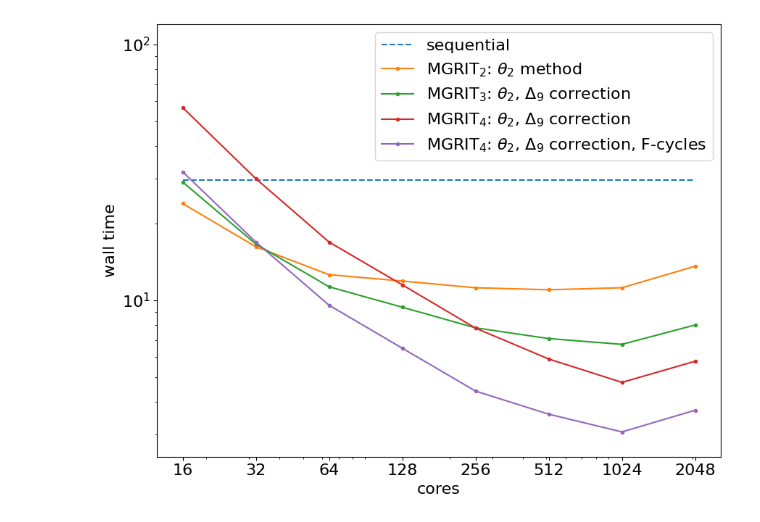
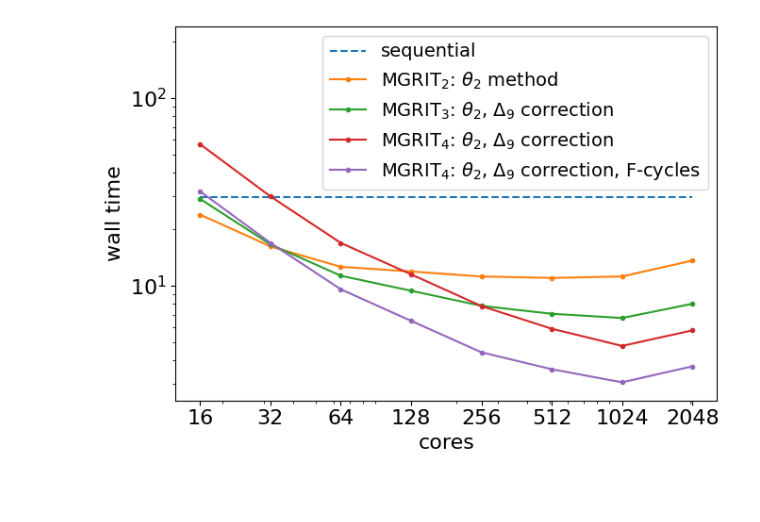
Before and after one commit to XBraid/xbraid, a Jupyter notebook: drivers/experiments/ks/strong_scaling_tf8/plot.ipynb, the cells around one changed output. Saved outputs shown, nothing was run; the diff lists cells and outputs as text; code cells hidden in the pictures; blank space fills up the shorter version.

```diff
--- a/drivers/experiments/ks/strong_scaling_tf8/plot.ipynb
+++ b/drivers/experiments/ks/strong_scaling_tf8/plot.ipynb
@@ -68,22 +68,22 @@ for i, (nc, ml) in enumerate(zip(ncores, mlevels)):
         deltafmg[i] = parseTiming(f"ks_Delta{rank}_nc{nc}_ml4_fmg")
         bad_pts.append((nc, deltafmg[i]))
 # %%
-fig, ax = plt.subplots(figsize=(9,7))
+fig, ax = plt.subplots(figsize=(7,5))
 ax.loglog(ncores, serial*np.ones(len(ncores)), '--', label="sequential")
 ax.loglog(ncores, thetas, '.-', label=r"MGRIT$_2$: $\theta_2$ method")
 ax.loglog(ncores, deltas, '.-', label=fr"MGRIT$_3$: $\theta_2$, $\Delta_{{{rank}}}$ correction")
 ax.loglog(ncores, delta4, '.-', label=fr"MGRIT$_4$: $\theta_2$, $\Delta_{{{rank}}}$ correction")
 ax.loglog(ncores, deltafmg, '.-', label=fr"MGRIT$_4$: $\theta_2$, $\Delta_{{{rank}}}$ correction, F-cycles")
 [ax.plot(*pt, 'rx') for pt in bad_pts]
 ax.set_xlabel("cores")
 ax.set_ylabel("wall time")
-ax.legend(loc="upper right")
+ax.legend(loc="upper right", fontsize=14)
 plt.xticks(ncores, ncores)
-plt.ylim((8e-1*min(deltafmg), 1.2e2))
+plt.ylim((8e-1*min(deltafmg), 2.4e2))
 plt.tight_layout()
 plt.savefig("strong_scaling_KS_tf8.png", dpi=300)
 # %% [output]
-[figure, old version]
+[figure, new version]
 # %%
 serial/thetas
 # %% [output]
```
Also changed, not shown: parts of 4 cells of this notebook, 2 other files.
